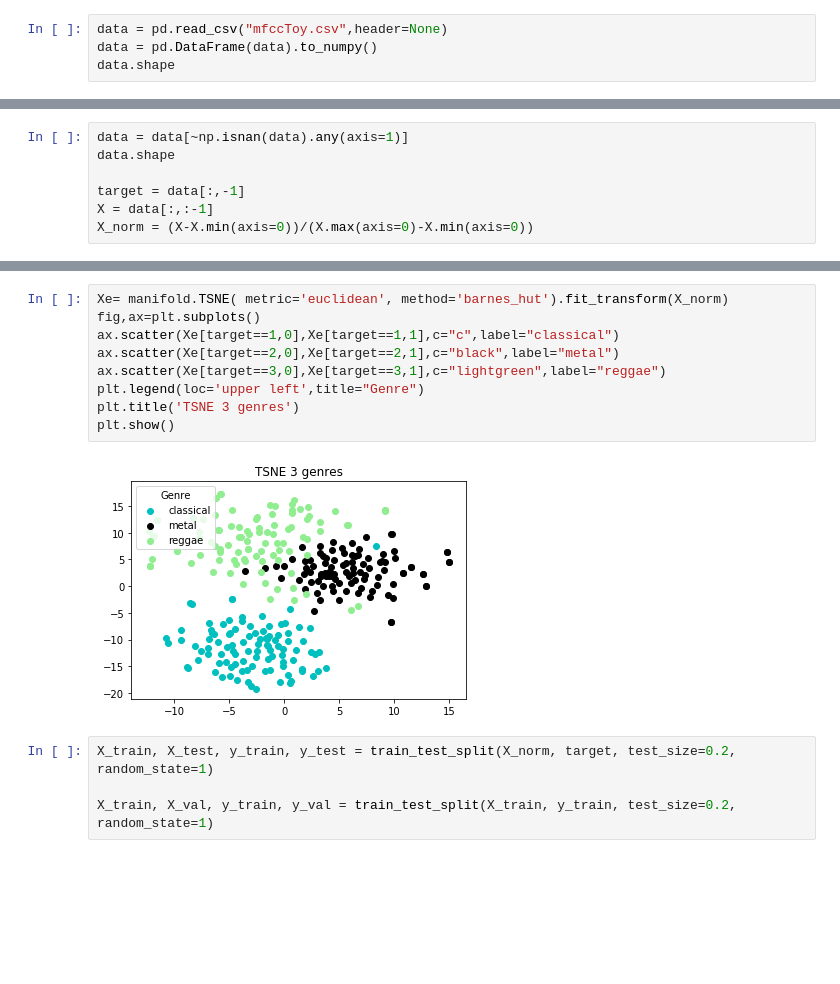
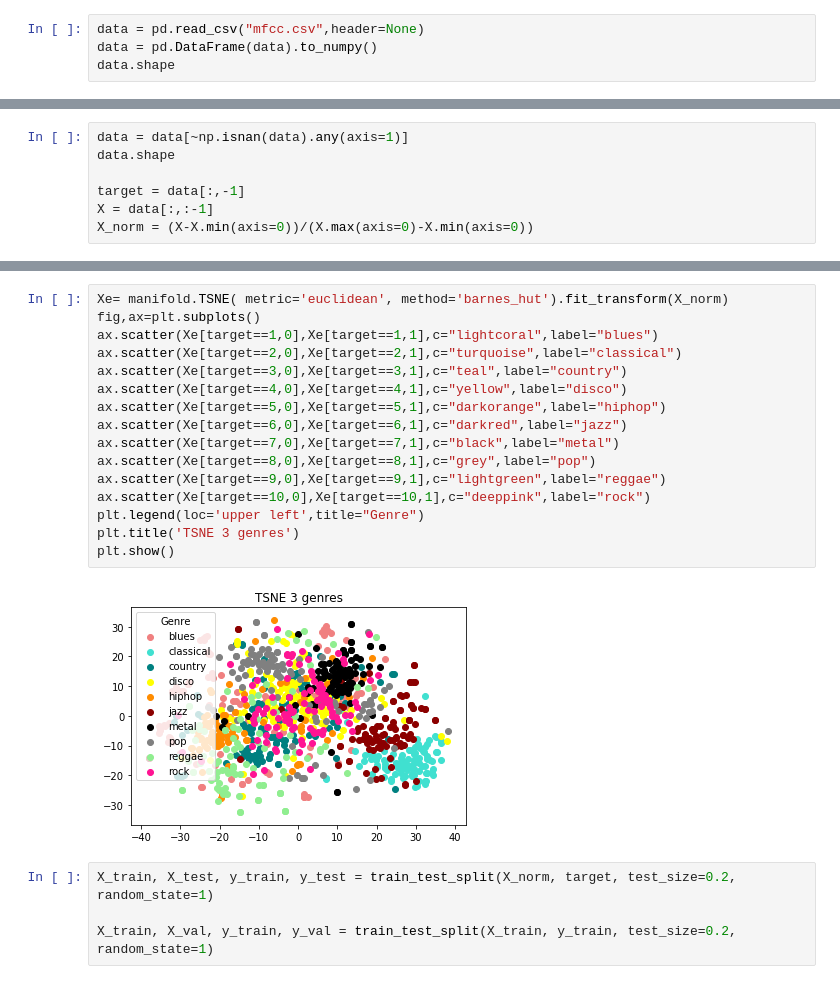
Before and after one commit to iurregog/MusicExploration, a Jupyter notebook: Timbral_Features_supervised_learningALL.ipynb, the cells around one changed output, grey strips where cells are left out. Drawn from its saved outputs; the diff is of its cells as text; blank space fills up the shorter version.

```diff
--- a/Timbral_Features_supervised_learningALL.ipynb
+++ b/Timbral_Features_supervised_learningALL.ipynb
@@ -19,7 +19,7 @@ from sklearn.preprocessing import OneHotEncoder, label_binarize
 from sklearn.model_selection import train_test_split, StratifiedKFold
 #from sklearn.metrics import roc_curve, roc_auc_score, plot_roc_curve, auc
 # %%
-data = pd.read_csv("mfccToy.csv",header=None)
+data = pd.read_csv("mfcc.csv",header=None)
 data = pd.DataFrame(data).to_numpy()
 data.shape
 # %% [output]
@@ -51,14 +66,21 @@ def plotgenres(Xe,target,pred,title):
 # %%
 Xe= manifold.TSNE( metric='euclidean', method='barnes_hut').fit_transform(X_norm)
 fig,ax=plt.subplots()
-ax.scatter(Xe[target==1,0],Xe[target==1,1],c="c",label="classical")
-ax.scatter(Xe[target==2,0],Xe[target==2,1],c="black",label="metal")
-ax.scatter(Xe[target==3,0],Xe[target==3,1],c="lightgreen",label="reggae")
+ax.scatter(Xe[target==1,0],Xe[target==1,1],c="lightcoral",label="blues")
+ax.scatter(Xe[target==2,0],Xe[target==2,1],c="turquoise",label="classical")
+ax.scatter(Xe[target==3,0],Xe[target==3,1],c="teal",label="country")
+ax.scatter(Xe[target==4,0],Xe[target==4,1],c="yellow",label="disco")
+ax.scatter(Xe[target==5,0],Xe[target==5,1],c="darkorange",label="hiphop")
+ax.scatter(Xe[target==6,0],Xe[target==6,1],c="darkred",label="jazz")
+ax.scatter(Xe[target==7,0],Xe[target==7,1],c="black",label="metal")
+ax.scatter(Xe[target==8,0],Xe[target==8,1],c="grey",label="pop")
+ax.scatter(Xe[target==9,0],Xe[target==9,1],c="lightgreen",label="reggae")
+ax.scatter(Xe[target==10,0],Xe[target==10,1],c="deeppink",label="rock")
 plt.legend(loc='upper left',title="Genre")
 plt.title('TSNE 3 genres')
 plt.show()
 # %% [output]
-[figure, old version]
+[figure, new version]
 # %%
 X_train, X_test, y_train, y_test = train_test_split(X_norm, target, test_size=0.2, random_state=1)
 
```
Also changed, not shown: parts of 22 cells of this notebook, 1 other file.
